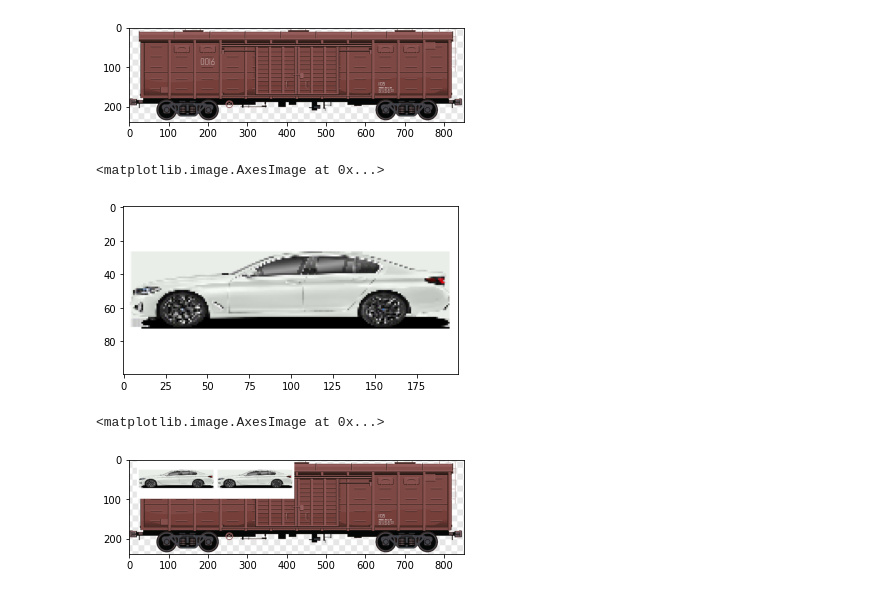
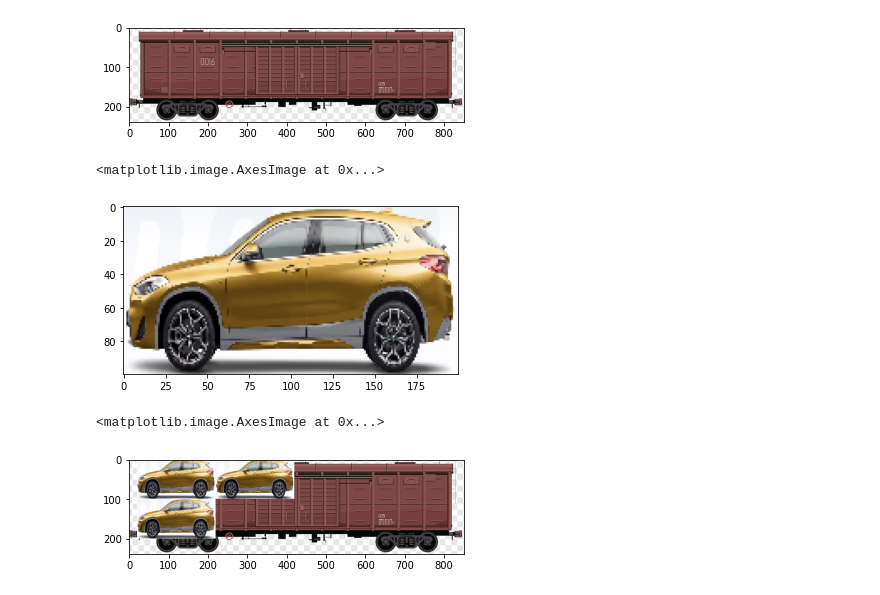
Before and after one commit to lhy0807/bmw-hack, a Jupyter notebook: vis.ipynb, the cells around one changed output. Drawn from its saved outputs; the diff is of its cells as text; code cells hidden in the pictures.

```diff
--- a/vis.ipynb
+++ b/vis.ipynb
@@ -39,0 +65,3 @@ print(b530.shape)
+# %%
+bmw = imageio.imread('f39.jpg')
+print(bmw.shape)
@@ -50,16 +80,17 @@ plt.imshow(im)
 # %%
 import cv2
 # %%
-res = cv2.resize(b530, dsize=(200, 100), interpolation=cv2.INTER_CUBIC)
+res = cv2.resize(bmw, dsize=(200, 100), interpolation=cv2.INTER_CUBIC)
 plt.imshow(res)
 # %% [output]
 <matplotlib.image.AxesImage at 0x...>
-[figure, old version]
+[figure, new version]
 # %%
-wagon = im.copy()
-wagon[0:100, 20:220, :] = res
-wagon[0:100, 220:420, :] = res
-plt.imshow(wagon)
+pic = wagon.copy()
+pic[0:100, 20:220, :] = res
+pic[0:100, 220:420, :] = res
+pic[100:200, 20:220, :] = res
+plt.imshow(pic)
 # %% [output]
 <matplotlib.image.AxesImage at 0x...>
-[figure, old version]
+[figure, new version]
```
Also changed, not shown: parts of 10 cells of this notebook, 20 other files.
